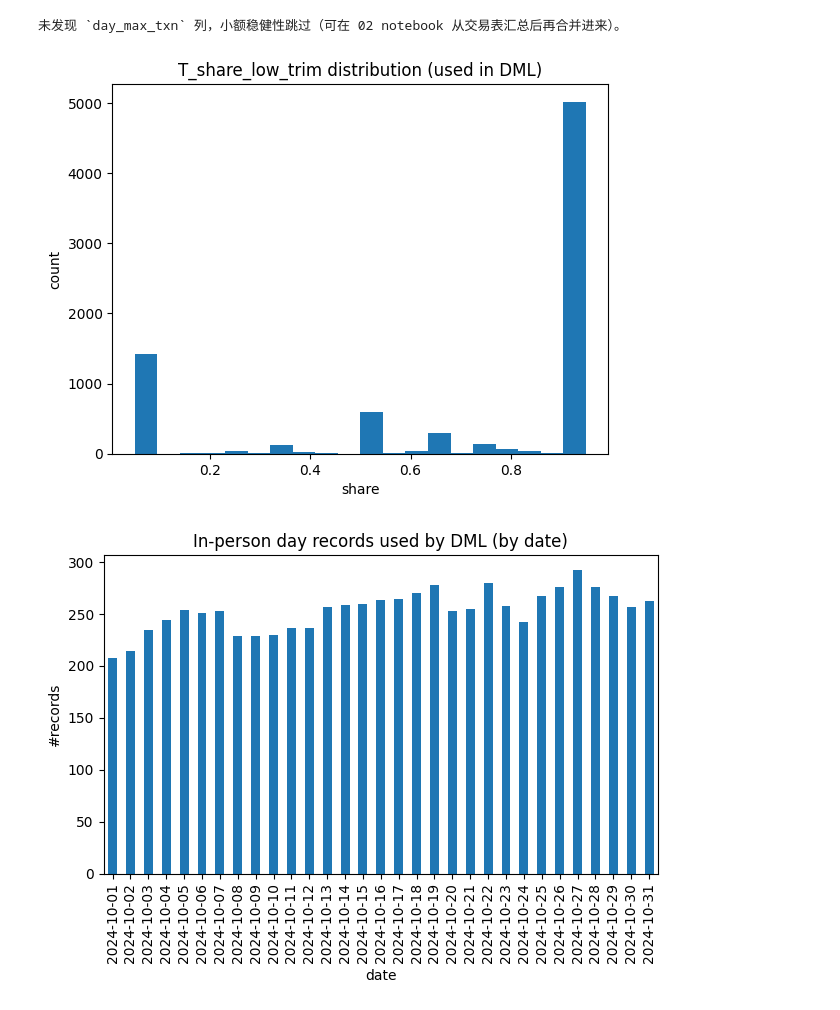
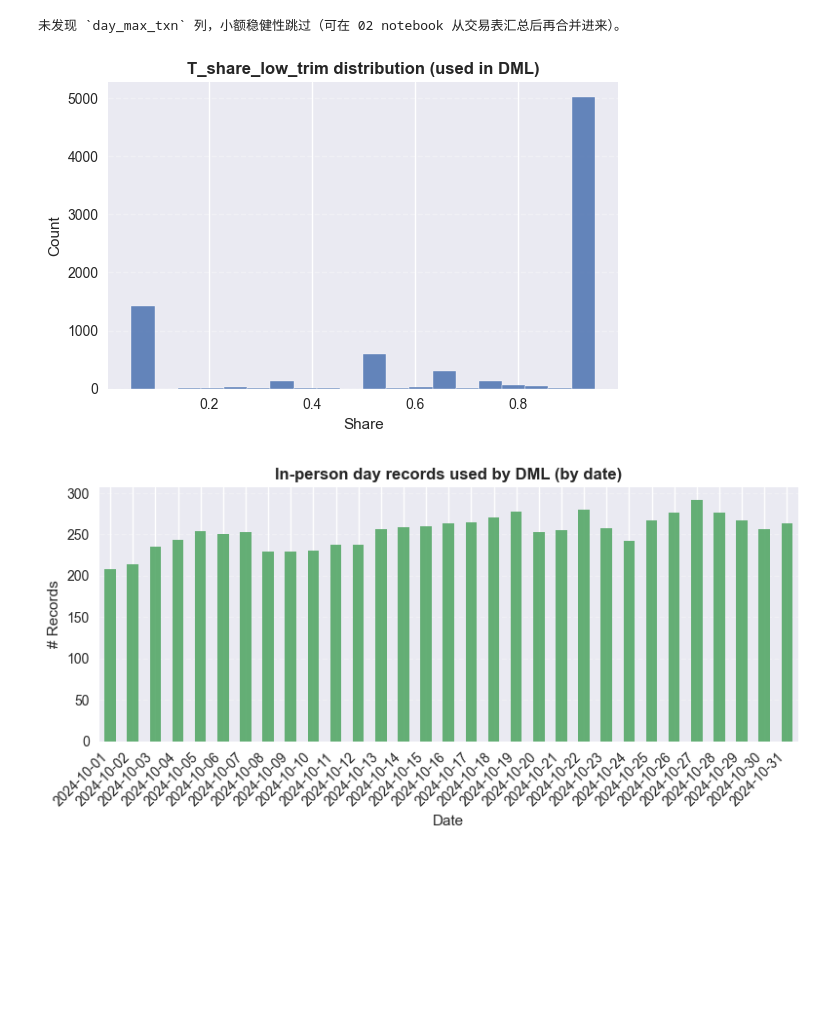
Before and after one commit to JerroldH/dcpc-friction-dml, a Jupyter notebook: notebooks/03_dml_inperson_main.ipynb, the cells around one changed output. Cells and saved outputs as stored; diff of their text form; code cells hidden in the pictures; blank space fills up the shorter version.

```diff
--- a/notebooks/03_dml_inperson_main.ipynb
+++ b/notebooks/03_dml_inperson_main.ipynb
@@ -190,17 +190,35 @@ else:
 # %% [output]
 未发现 `day_max_txn` 列，小额稳健性跳过（可在 02 notebook 从交易表汇总后再合并进来）。
 # %%
-plt.figure()
-plt.hist(sub[T_col], bins=20)
-plt.title(f"{T_col} distribution (used in DML)")
-plt.xlabel("share"); plt.ylabel("count")
+plt.style.use("seaborn-v0_8")
+
+# 1) Treatment distribution
+fig, ax = plt.subplots(figsize=(6, 4))
+ax.hist(sub[T_col], bins=20, color="#4C72B0", edgecolor="white", alpha=0.85)
+ax.set_title(f"{T_col} distribution (used in DML)", fontsize=12, fontweight="bold")
+ax.set_xlabel("Share", fontsize=11)
+ax.set_ylabel("Count", fontsize=11)
+ax.grid(axis="y", alpha=0.3, linestyle="--")
+plt.tight_layout()
 plt.show()
 
-plt.figure()
-sub["_date"].dt.date.value_counts().sort_index().plot(kind="bar")
-plt.title("In-person day records used by DML (by date)")
-plt.xlabel("date"); plt.ylabel("#records")
-plt.tight_layout(); plt.show()
+# 2) Records by date
+date_counts = sub["_date"].dt.date.value_counts().sort_index()
+
+fig, ax = plt.subplots(figsize=(8, 4))
+date_counts.plot(kind="bar", ax=ax, color="#55A868", edgecolor="none", alpha=0.9)
+ax.set_title("In-person day records used by DML (by date)", fontsize=12, fontweight="bold")
+ax.set_xlabel("Date", fontsize=11)
+ax.set_ylabel("# Records", fontsize=11)
+ax.grid(axis="y", alpha=0.3, linestyle="--")
+
+# rotate x labels for readability
+for label in ax.get_xticklabels():
+    label.set_rotation(45)
+    label.set_ha("right")
+
+plt.tight_layout()
+plt.show()
 # %% [output]
-[figure, old version]
+[figure, new version]
-[figure, old version]
+[figure, new version]
```
Also changed, not shown: 2 other files.
